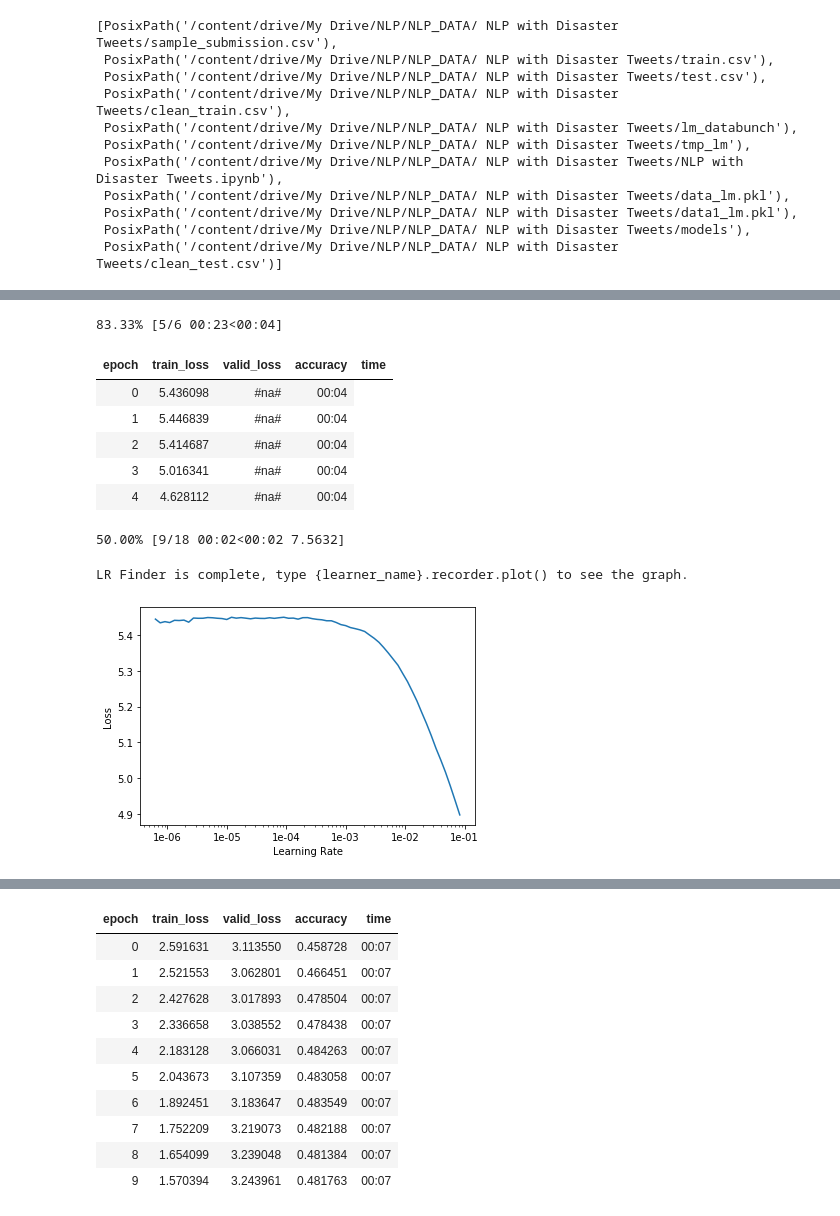
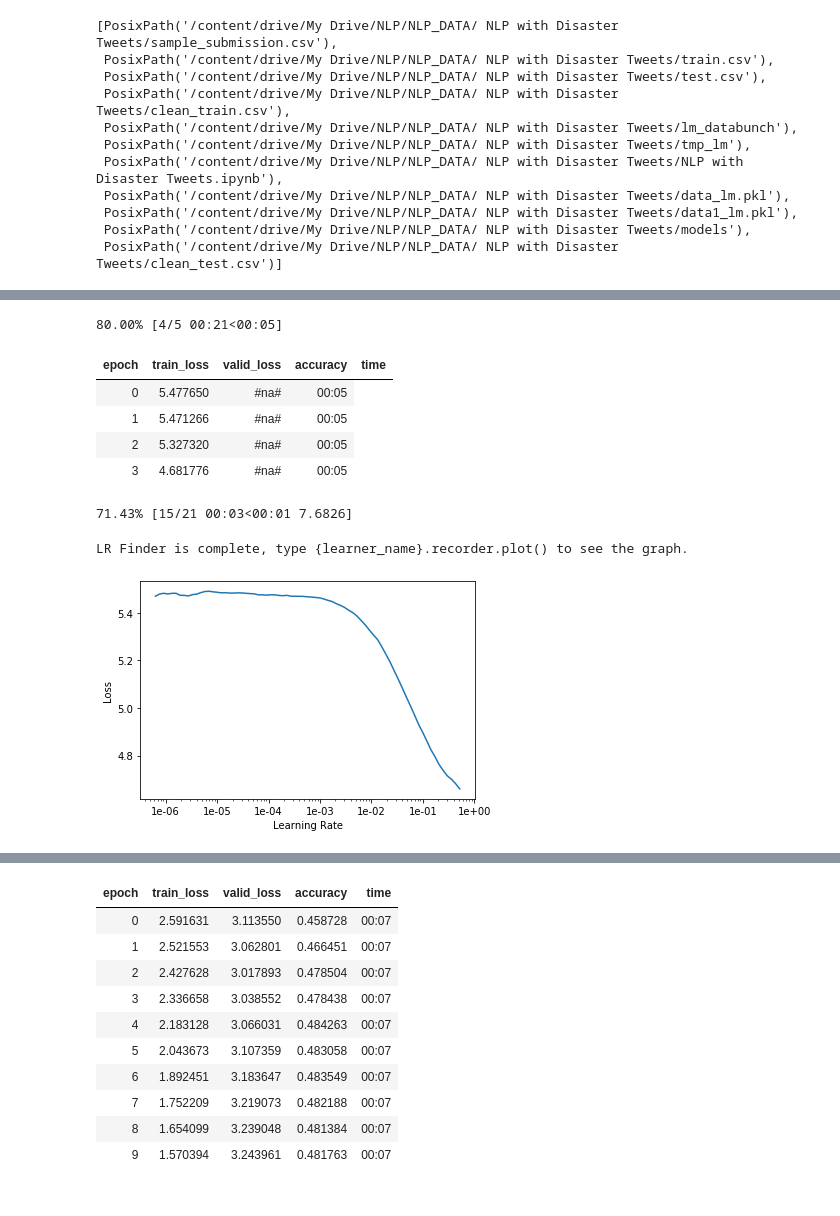
Before and after one commit to rajibmondal/Projects.NLP, a Jupyter notebook: NLP_with_Disaster_Tweets.ipynb, the cells around one changed output, grey strips where cells are left out. Saved outputs shown, nothing was run; the diff lists cells and outputs as text; code cells hidden in the pictures.

```diff
--- a/NLP_with_Disaster_Tweets.ipynb
+++ b/NLP_with_Disaster_Tweets.ipynb
@@ -121,21 +124,20 @@ data_lm.show_batch()
 # %%
 learn = language_model_learner(data_lm, AWD_LSTM, drop_mult=0.3)
-# %%
-learn.lr_find()
-# %% [output]
-83.33% [5/6 00:23<00:04]
-| epoch | train_loss | valid_loss | accuracy | time |
-| 0 | 5.436098 | #na# | 00:04 |
-| 1 | 5.446839 | #na# | 00:04 |
-| 2 | 5.414687 | #na# | 00:04 |
-| 3 | 5.016341 | #na# | 00:04 |
-| 4 | 4.628112 | #na# | 00:04 |
-50.00% [9/18 00:02<00:02 7.5632]
-LR Finder is complete, type {learner_name}.recorder.plot() to see the graph.
+# %%
+learn.lr_find()
+learn.recorder.plot(skip_end=15)
+# %% [output]
+80.00% [4/5 00:21<00:05]
+| epoch | train_loss | valid_loss | accuracy | time |
+| 0 | 5.477650 | #na# | 00:05 |
+| 1 | 5.471266 | #na# | 00:05 |
+| 2 | 5.327320 | #na# | 00:05 |
+| 3 | 4.681776 | #na# | 00:05 |
+71.43% [15/21 00:03<00:01 7.6826]
+LR Finder is complete, type {learner_name}.recorder.plot() to see the graph.
+[figure, added]
 # %%
-learn.recorder.plot(skip_end=25)
+# learn.recorder.plot(skip_end=25)
-# %% [output]
-[figure, removed]
 # %%
 learn.fit_one_cycle(1, 1e-1, moms=(0.8,0.7))
 # %% [output]
```
Also changed, not shown: parts of 6 cells of this notebook.
